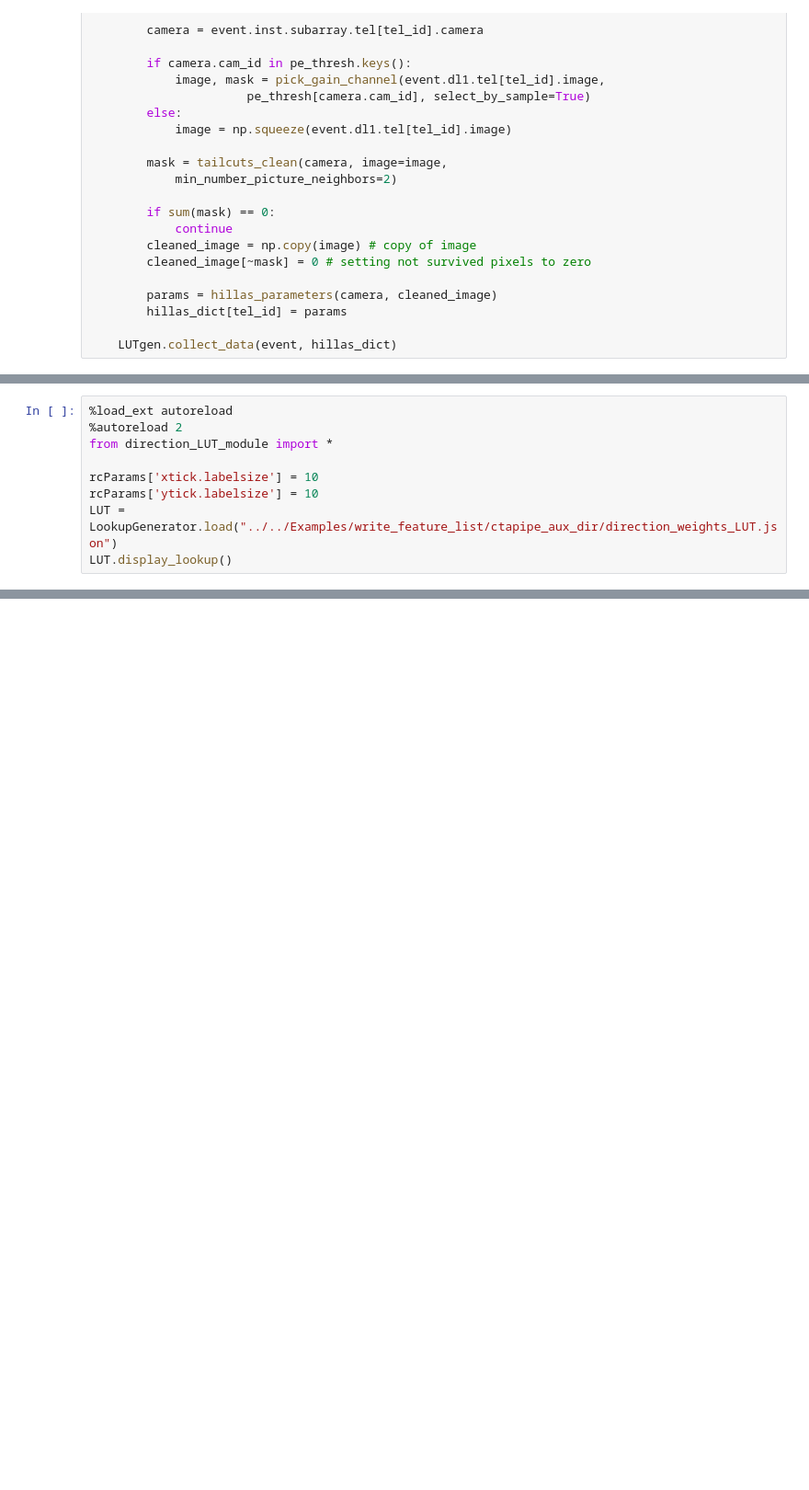
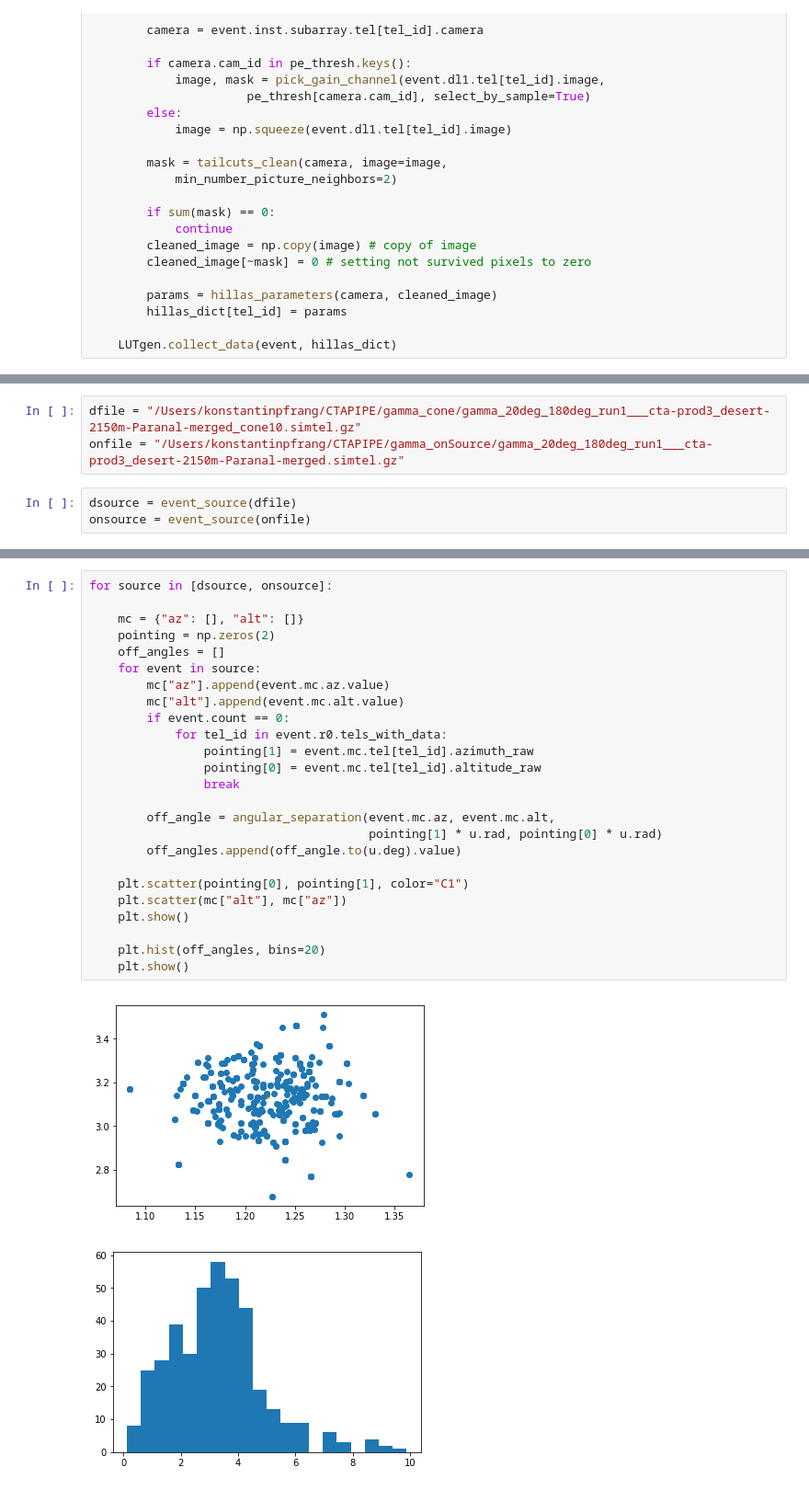
Before and after one commit to mireianievas/konsta_cta, a Jupyter notebook: Notebooks/direction_reco/AngularResolution.ipynb, the cells around one changed output, grey strips where cells are left out. Shown at 92% size. Saved outputs shown, nothing was run; the diff lists cells and outputs as text; blank space fills up the shorter version.

```diff
--- a/Notebooks/direction_reco/AngularResolution.ipynb
+++ b/Notebooks/direction_reco/AngularResolution.ipynb
@@ -667,9 +520,0 @@ if round(5/2) < 5/2:
-# %%
-%load_ext autoreload
-%autoreload 2
-from direction_LUT_module import *
-
-rcParams['xtick.labelsize'] = 10
-rcParams['ytick.labelsize'] = 10
-LUT = LookupGenerator.load("../../Examples/write_feature_list/ctapipe_aux_dir/direction_weights_LUT.json")
-LUT.display_lookup()
@@ -1321,0 +548,6 @@ params.x
+# %%
+dfile = "/Users/konstantinpfrang/CTAPIPE/gamma_cone/gamma_20deg_180deg_run1___cta-prod3_desert-2150m-Paranal-merged_cone10.simtel.gz"
+onfile = "/Users/konstantinpfrang/CTAPIPE/gamma_onSource/gamma_20deg_180deg_run1___cta-prod3_desert-2150m-Paranal-merged.simtel.gz"
+# %%
+dsource = event_source(dfile)
+onsource = event_source(onfile)
@@ -1321,0 +559,28 @@ params.x
+# %%
+for source in [dsource, onsource]:
+
+    mc = {"az": [], "alt": []}
+    pointing = np.zeros(2)
+    off_angles = []
+    for event in source:
+        mc["az"].append(event.mc.az.value)
+        mc["alt"].append(event.mc.alt.value)
+        if event.count == 0:
+            for tel_id in event.r0.tels_with_data:
+                pointing[1] = event.mc.tel[tel_id].azimuth_raw
+                pointing[0] = event.mc.tel[tel_id].altitude_raw
+                break
+
+        off_angle = angular_separation(event.mc.az, event.mc.alt,
+                                       pointing[1] * u.rad, pointing[0] * u.rad)
+        off_angles.append(off_angle.to(u.deg).value)
+
+    plt.scatter(pointing[0], pointing[1], color="C1")
+    plt.scatter(mc["alt"], mc["az"])
+    plt.show()
+
+    plt.hist(off_angles, bins=20)
+    plt.show()
+# %% [output]
+[figure, added]
+[figure, added]
```
Also changed, not shown: parts of 80 cells of this notebook, 2 other files.
